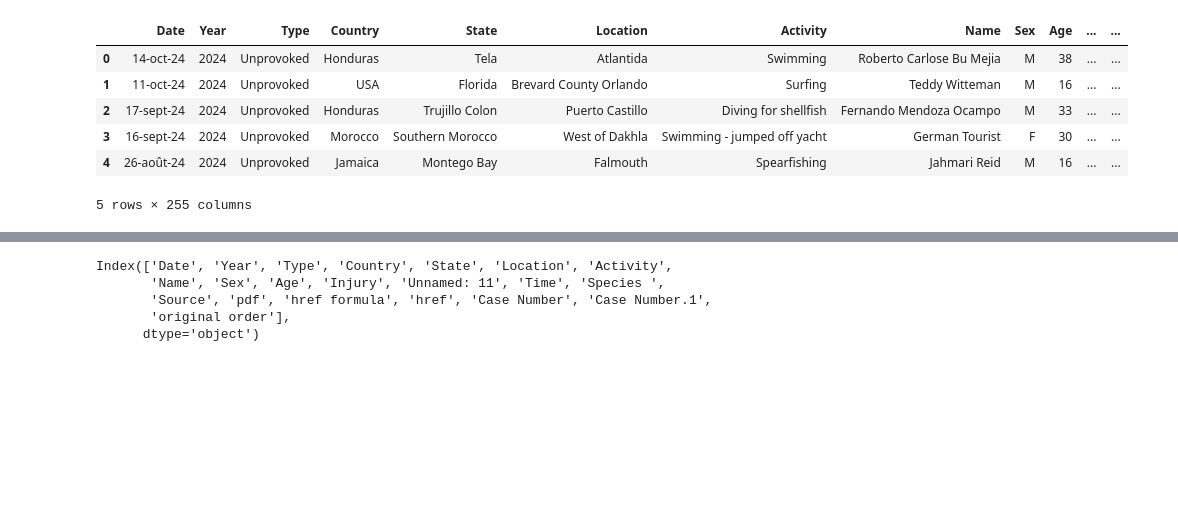
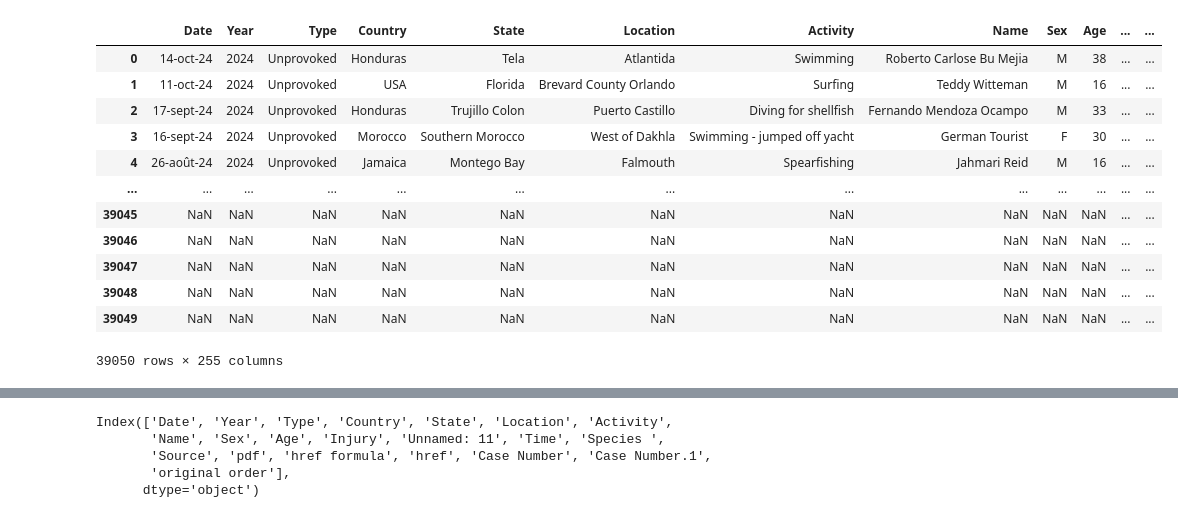
Before and after one commit to TheLazyCactus/Shark_Project, a Jupyter notebook: Shark_attack_working_document.ipynb, the cells around one changed output, grey strips where cells are left out. Cells and saved outputs as stored; diff of their text form; code cells hidden in the pictures; blank space fills up the shorter version.

```diff
--- a/Shark_attack_working_document.ipynb
+++ b/Shark_attack_working_document.ipynb
@@ -4,15 +4,21 @@ import numpy as np
 url = 'https://raw.githubusercontent.com/TheLazyCactus/Shark_Project/refs/heads/main/GSAF5.csv'
 shark_data = pd.read_csv(url, sep=";", low_memory =False)
 # %%
-shark_data.head()
+shark_data
 # %% [output]
 |  | Date | Year | Type | Country | State | Location | Activity | Name | Sex | Age | ... | ... |
 | 0 | 14-oct-24 | 2024 | Unprovoked | Honduras | Tela | Atlantida | Swimming | Roberto Carlose Bu Mejia | M | 38 | ... | ... |
 | 1 | 11-oct-24 | 2024 | Unprovoked | USA | Florida | Brevard County Orlando | Surfing | Teddy Witteman | M | 16 | ... | ... |
 | 2 | 17-sept-24 | 2024 | Unprovoked | Honduras | Trujillo Colon | Puerto Castillo | Diving for shellfish | Fernando Mendoza Ocampo | M | 33 | ... | ... |
 | 3 | 16-sept-24 | 2024 | Unprovoked | Morocco | Southern Morocco | West of Dakhla | Swimming - jumped off yacht | German Tourist | F | 30 | ... | ... |
 | 4 | 26-août-24 | 2024 | Unprovoked | Jamaica | Montego Bay | Falmouth | Spearfishing | Jahmari Reid | M | 16 | ... | ... |
+| ... | ... | ... | ... | ... | ... | ... | ... | ... | ... | ... | ... | ... |
+| 39045 | NaN | NaN | NaN | NaN | NaN | NaN | NaN | NaN | NaN | NaN | ... | ... |
+| 39046 | NaN | NaN | NaN | NaN | NaN | NaN | NaN | NaN | NaN | NaN | ... | ... |
+| 39047 | NaN | NaN | NaN | NaN | NaN | NaN | NaN | NaN | NaN | NaN | ... | ... |
+| 39048 | NaN | NaN | NaN | NaN | NaN | NaN | NaN | NaN | NaN | NaN | ... | ... |
+| 39049 | NaN | NaN | NaN | NaN | NaN | NaN | NaN | NaN | NaN | NaN | ... | ... |
-5 rows × 255 columns
+39050 rows × 255 columns
 # %%
 #Remove all the columns and lines with NaN values only
 shark_data.dropna(axis=1, how='all',inplace=True)
```
Also changed, not shown: parts of 18 cells of this notebook.
